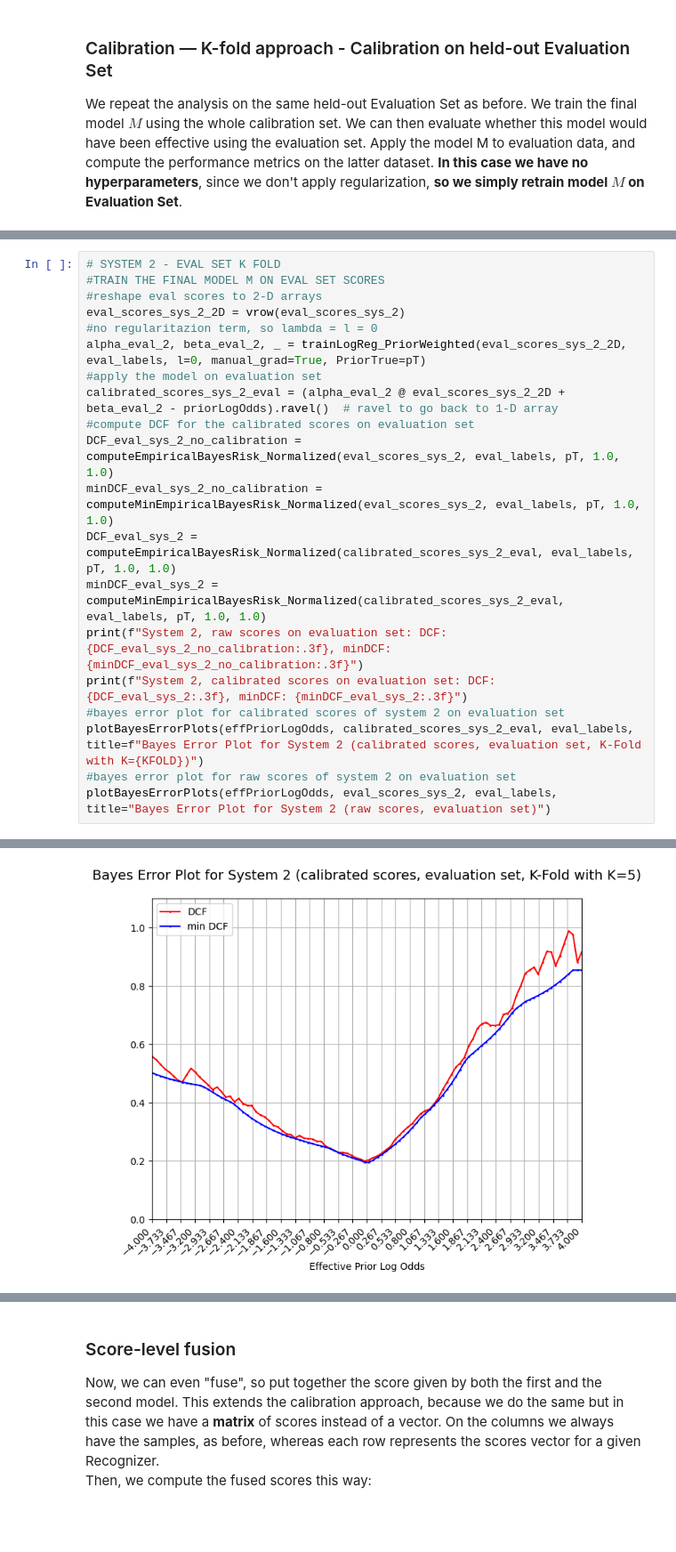
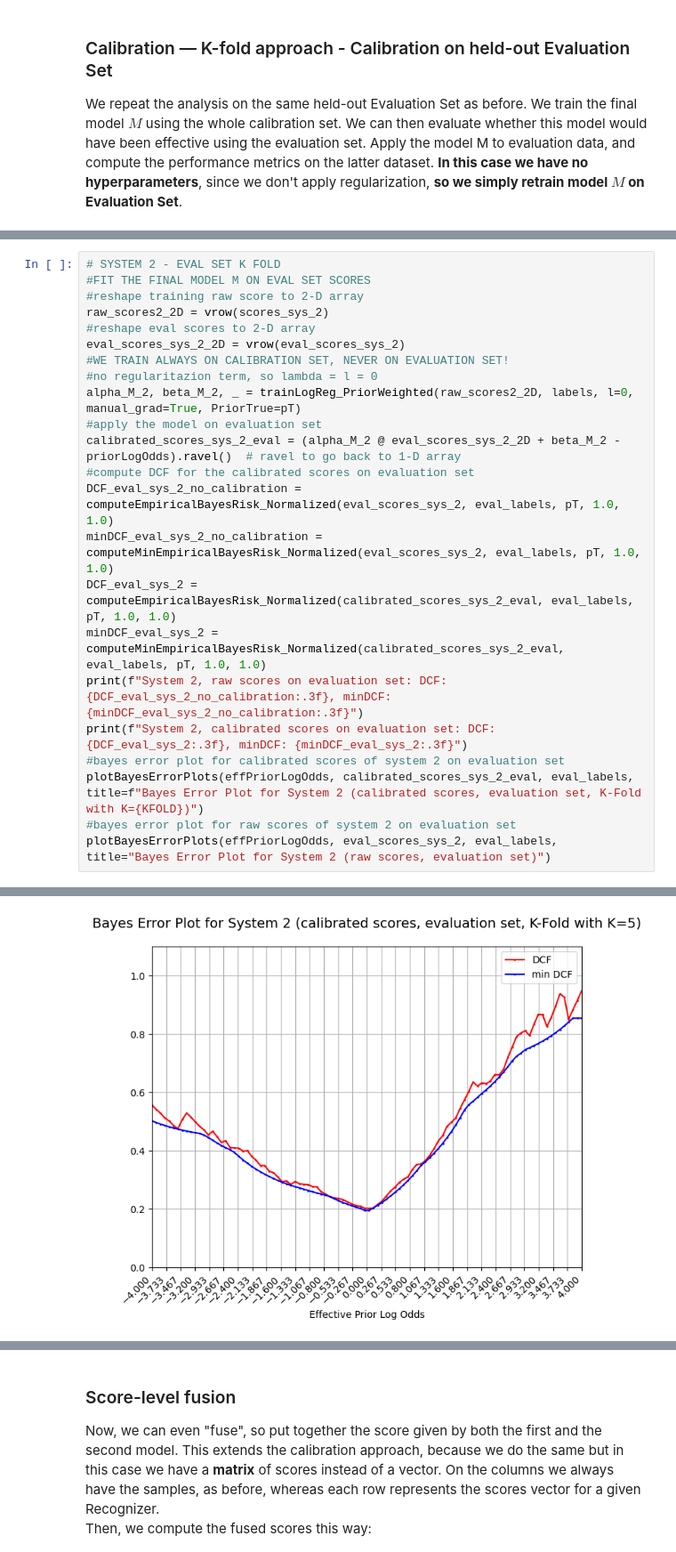
Before and after one commit to RiccardoRevalor/MachineLearningPatternRecognition, a Jupyter notebook: lab12_CalibrationFusion/cal_fusion.ipynb, the cells around one changed output, grey strips where cells are left out. Shown at 89% size. Cells and saved outputs as stored; diff of their text form; blank space fills up the shorter version.

Commit message:
l12: fixed kfold model M used on eval scores, implemented score fusion with k-fold approach

```diff
--- a/lab12_CalibrationFusion/cal_fusion.ipynb
+++ b/lab12_CalibrationFusion/cal_fusion.ipynb
@@ -428,13 +431,16 @@ System 1, calibrated scores on evaluation set: DCF: 0.221, minDCF: 0.205
 [figure]
 # %%
 # SYSTEM 2 - EVAL SET K FOLD
-#TRAIN THE FINAL MODEL M ON EVAL SET SCORES
-#reshape eval scores to 2-D arrays
+#FIT THE FINAL MODEL M ON EVAL SET SCORES
+#reshape training raw score to 2-D array
+raw_scores2_2D = vrow(scores_sys_2)
+#reshape eval scores to 2-D array
 eval_scores_sys_2_2D = vrow(eval_scores_sys_2)
+#WE TRAIN ALWAYS ON CALIBRATION SET, NEVER ON EVALUATION SET!
 #no regularitazion term, so lambda = l = 0
-alpha_eval_2, beta_eval_2, _ = trainLogReg_PriorWeighted(eval_scores_sys_2_2D, eval_labels, l=0, manual_grad=True, PriorTrue=pT)
+alpha_M_2, beta_M_2, _ = trainLogReg_PriorWeighted(raw_scores2_2D, labels, l=0, manual_grad=True, PriorTrue=pT)
 #apply the model on evaluation set
-calibrated_scores_sys_2_eval = (alpha_eval_2 @ eval_scores_sys_2_2D + beta_eval_2 - priorLogOdds).ravel()  # ravel to go back to 1-D array
+calibrated_scores_sys_2_eval = (alpha_M_2 @ eval_scores_sys_2_2D + beta_M_2 - priorLogOdds).ravel()  # ravel to go back to 1-D array
 #compute DCF for the calibrated scores on evaluation set
 DCF_eval_sys_2_no_calibration = computeEmpiricalBayesRisk_Normalized(eval_scores_sys_2, eval_labels, pT, 1.0, 1.0)
 minDCF_eval_sys_2_no_calibration = computeMinEmpiricalBayesRisk_Normalized(eval_scores_sys_2, eval_labels, pT, 1.0, 1.0)
@@ -452,4 +458,4 @@ System 2, calibrated scores on evaluation set: DCF: 0.286, minDCF: 0.280
-[figure, old version]
+[figure, new version]
 [figure]
 # %% [markdown]
 ### Score-level fusion
```
Also changed, not shown: parts of 6 cells of this notebook.
